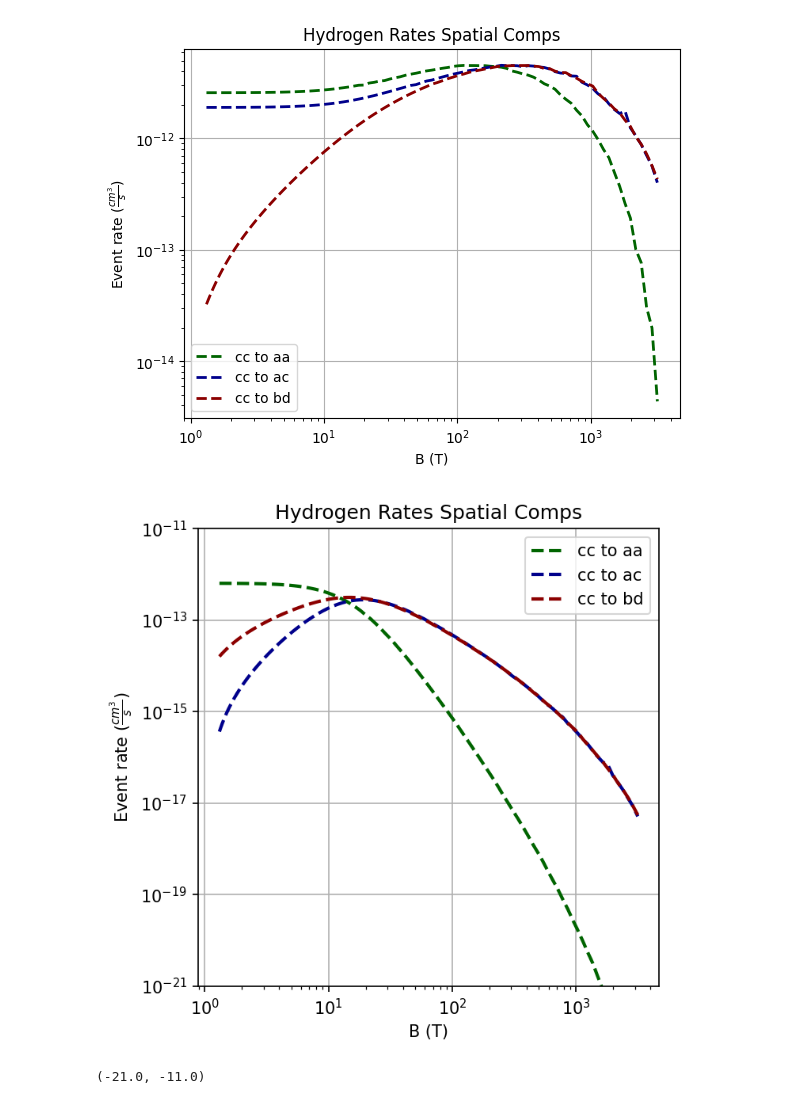
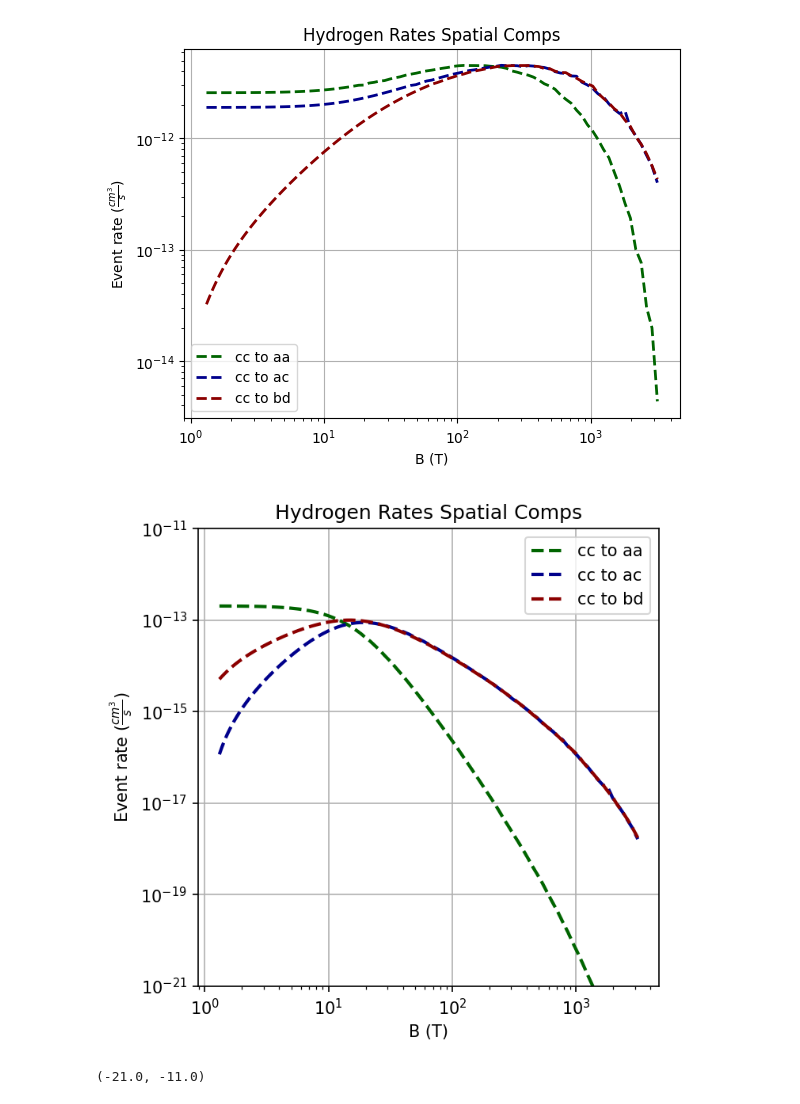
Before and after one commit to UTA-NURES/AtomicCrossSections, a Jupyter notebook: Exchange_Cont.ipynb, the cells around one changed output. Saved outputs shown, nothing was run; the diff lists cells and outputs as text; code cells hidden in the pictures.

```diff
--- a/Exchange_Cont.ipynb
+++ b/Exchange_Cont.ipynb
@@ -484,19 +484,19 @@ plt.show()
 [figure]
 # %%
 plt.figure(figsize=(5, 5), dpi = 150)
-plt.plot(B_Naught,HSpatials[0]*HSpinaa,  '--', label="cc to aa", color = "DarkGreen", linewidth=2)
-plt.plot(B_Naught,HSpatials[1]*HSpinac,  '--', label="cc to ac", color = "DarkBlue", linewidth=2)
-plt.plot(B_Naught,HSpatials[2]*HSpinbd,  '--', label="cc to bd", color = "DarkRed", linewidth=2)
+plt.plot(B_Naught,HSpatials[0]*HSpinaa/np.pi,  '--', label="cc to aa", color = "DarkGreen", linewidth=2)
+plt.plot(B_Naught,HSpatials[1]*HSpinac/np.pi,  '--', label="cc to ac", color = "DarkBlue", linewidth=2)
+plt.plot(B_Naught,HSpatials[2]*HSpinbd/np.pi,  '--', label="cc to bd", color = "DarkRed", linewidth=2)
 plt.xlabel("B (T)")
 plt.ylabel(r'Event rate ($\frac{cm^3}{s}$)')
 plt.ylim(1e-21,1e-11)
 plt.title("Hydrogen Rates Spatial Comps")
 plt.grid(True)
 plt.legend()
 plt.loglog()
 plt.show()
 # %% [output]
-[figure, old version]
+[figure, new version]
 # %%
 image = mpimg.imread("/Users/tikitorch/Desktop/one.png")
 
```
Also changed, not shown: parts of 2 cells of this notebook.
